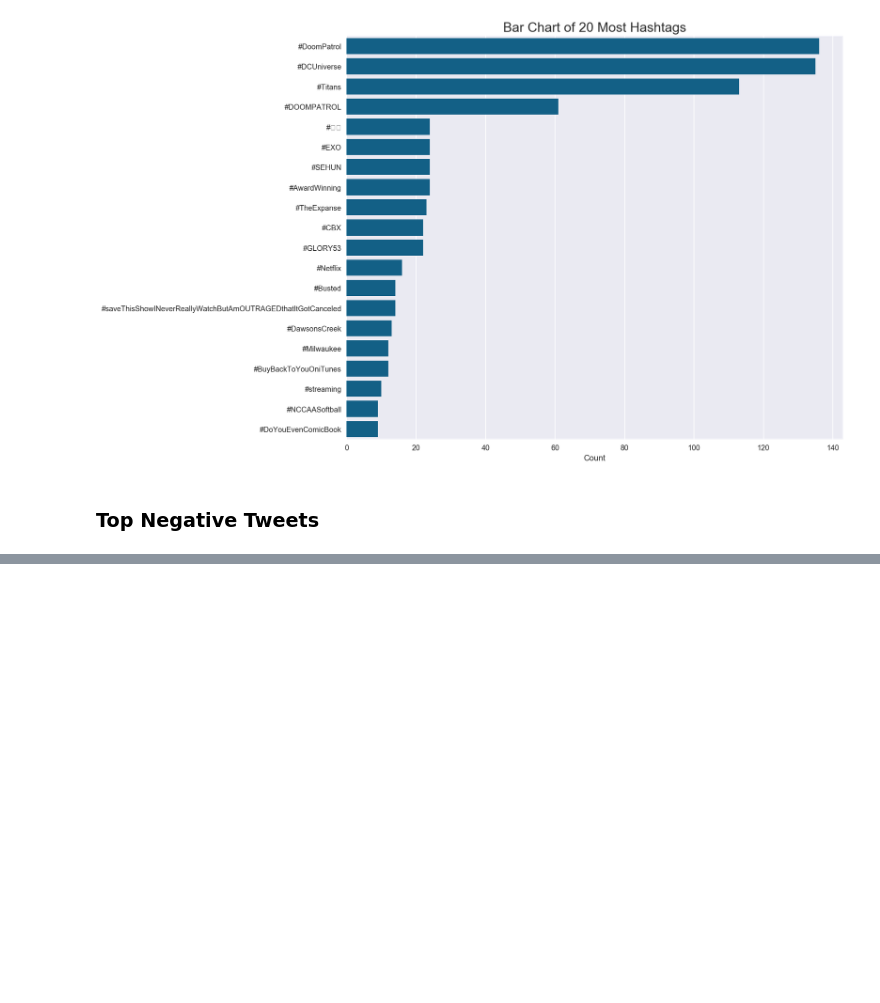
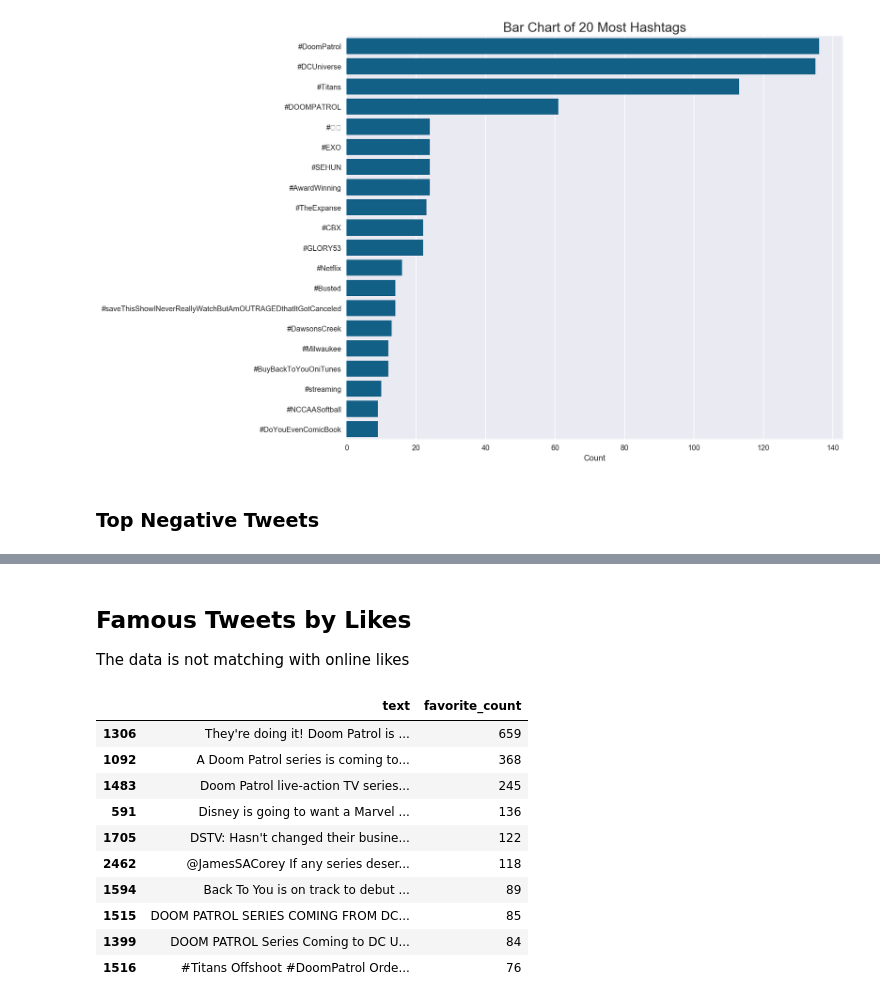
Before and after one commit to Rahulkg007/Media-Broadcasting, a Jupyter notebook: Assignment 2 Notebook.ipynb, the cells around one changed output, grey strips where cells are left out. Cells and saved outputs as stored; diff of their text form; code cells hidden in the pictures; blank space fills up the shorter version.

```diff
--- a/Assignment 2 Notebook.ipynb
+++ b/Assignment 2 Notebook.ipynb
@@ -229,0 +272,22 @@ It's funny that complex media (streaming TV series, video games) know exactly wh
+# %% [markdown]
+## Famous Tweets by Likes
+
+The data is not matching with online likes
+# %%
+top_favorites = pd.DataFrame([[i['text'], i['favorite_count']] for i in tweets])
+top_favorites.columns = ['text', 'favorite_count']
+top_favorites.sort_values('favorite_count', ascending=False, inplace=True)
+top_favorites.drop_duplicates('text', inplace=True)
+top_favorites.iloc[0:10]
+# %% [output]
+|  | text | favorite_count |
+| 1306 | They're doing it! Doom Patrol is ... | 659 |
+| 1092 | A Doom Patrol series is coming to... | 368 |
+| 1483 | Doom Patrol live-action TV series... | 245 |
+| 591 | Disney is going to want a Marvel ... | 136 |
+| 1705 | DSTV: Hasn't changed their busine... | 122 |
+| 2462 | @JamesSACorey If any series deser... | 118 |
+| 1594 | Back To You is on track to debut ... | 89 |
+| 1515 | DOOM PATROL SERIES COMING FROM DC... | 85 |
+| 1399 | DOOM PATROL Series Coming to DC U... | 84 |
+| 1516 | #Titans Offshoot #DoomPatrol Orde... | 76 |
```
Also changed, not shown: parts of 13 cells of this notebook, 1 other file.
